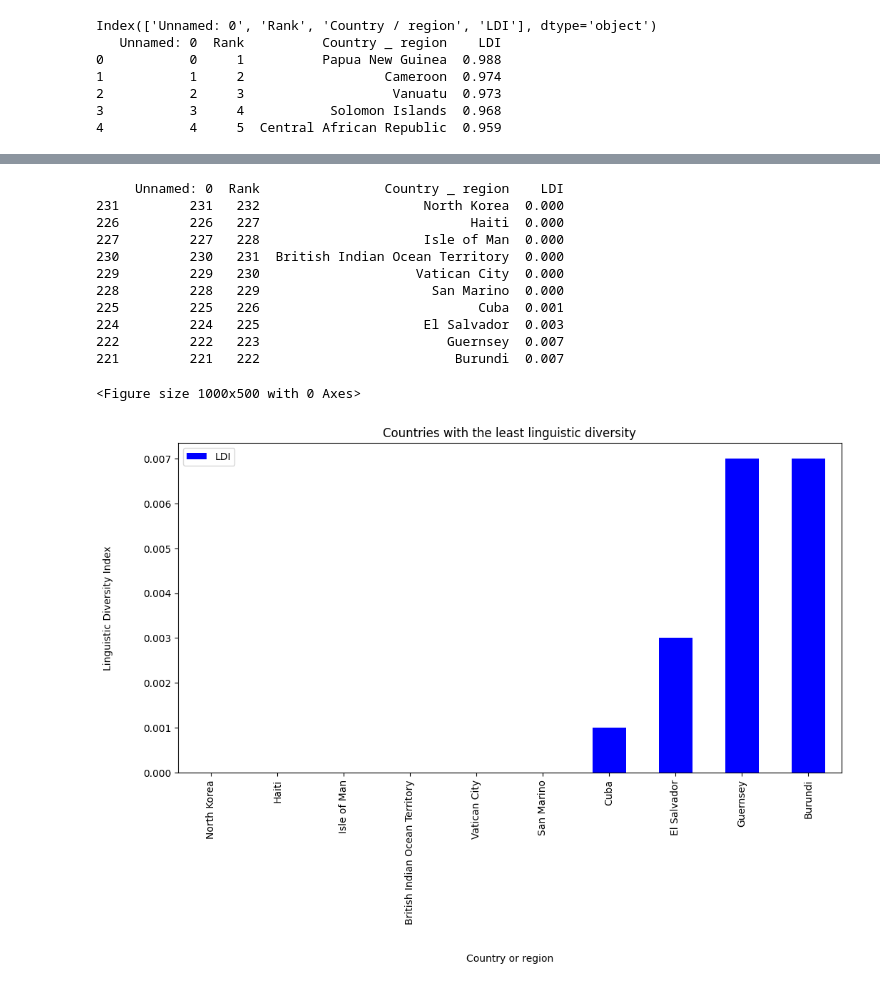
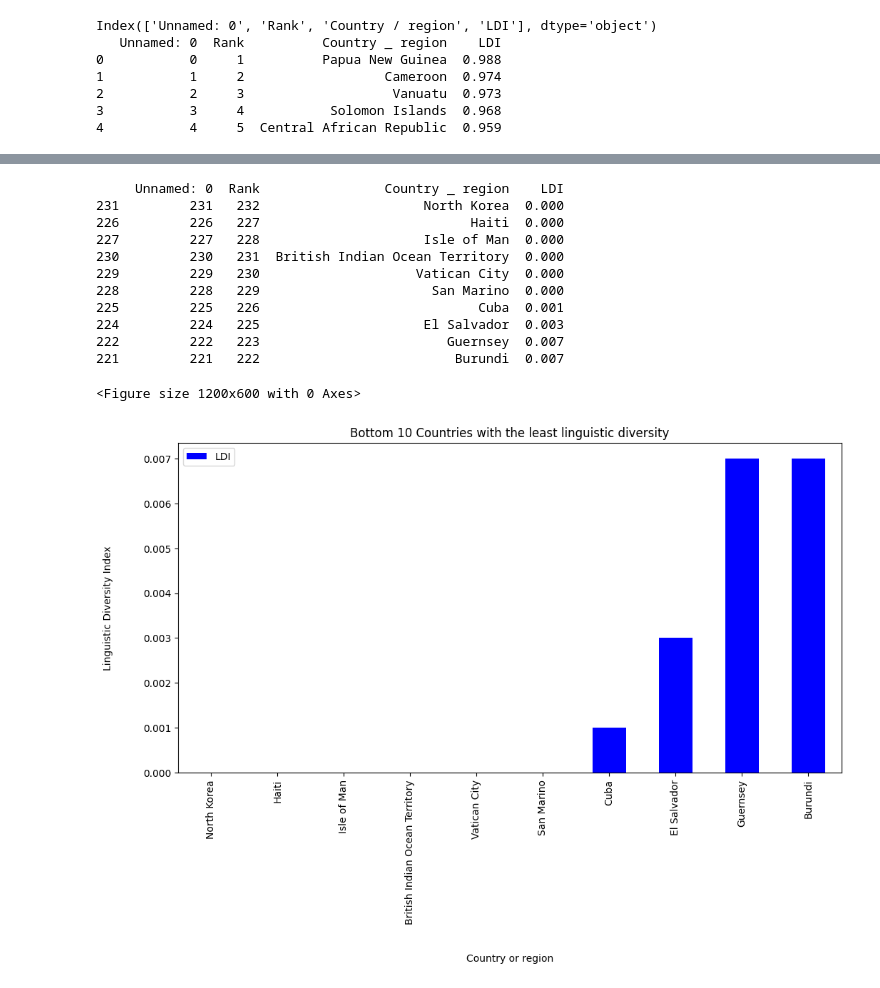
Before and after one commit to tonay11/practice_project_feb_2025, a Jupyter notebook: project_t2/linguistic_diversity_t2.ipynb, the cells around one changed output, grey strips where cells are left out. Cells and saved outputs as stored; diff of their text form; code cells hidden in the pictures.

```diff
--- a/project_t2/linguistic_diversity_t2.ipynb
+++ b/project_t2/linguistic_diversity_t2.ipynb
@@ -311,35 +310,35 @@ import matplotlib.pyplot as plt
 df = pd.read_csv('updated_Linguistic_diversity_index.csv')
 
 # Sort the DataFrame by 'LDI' in descending order and get the top 10 rows
 bottom_10 = df.sort_values('LDI', ascending=True).head(10)
 print (bottom_10)
 
-# Create the bar graph
-plt.figure(figsize=(10, 5))
+# Create the bar graph, identify the columns being used, the graph size and choose colour of bars.
+plt.figure(figsize=(12, 6))
 bottom_10.plot(kind='bar', x='Country _ region', y='LDI', figsize=(12, 6), color='blue')
 
 
 # Title and axis labels
-plt.title('Countries with the least linguistic diversity')
+plt.title('Bottom 10 Countries with the least linguistic diversity')
 plt.xlabel('Country or region', labelpad=30)
 plt.ylabel('Linguistic Diversity Index', labelpad=30)
 
 # Rotate the x-axis labels 90 degrees so labels don't overlap
 plt.xticks(rotation=90)
 
 # Display the graph
 plt.show()
 # %% [output]
      Unnamed: 0  Rank                Country _ region    LDI
 231         231   232                     North Korea  0.000
 226         226   227                           Haiti  0.000
 227         227   228                     Isle of Man  0.000
 230         230   231  British Indian Ocean Territory  0.000
 229         229   230                    Vatican City  0.000
 228         228   229                      San Marino  0.000
 225         225   226                            Cuba  0.001
 224         224   225                     El Salvador  0.003
 222         222   223                        Guernsey  0.007
 221         221   222                         Burundi  0.007
-<Figure size 1000x500 with 0 Axes>
+<Figure size 1200x600 with 0 Axes>
-[figure, old version]
+[figure, new version]
```
Also changed, not shown: parts of 8 cells of this notebook, 17 other files.
